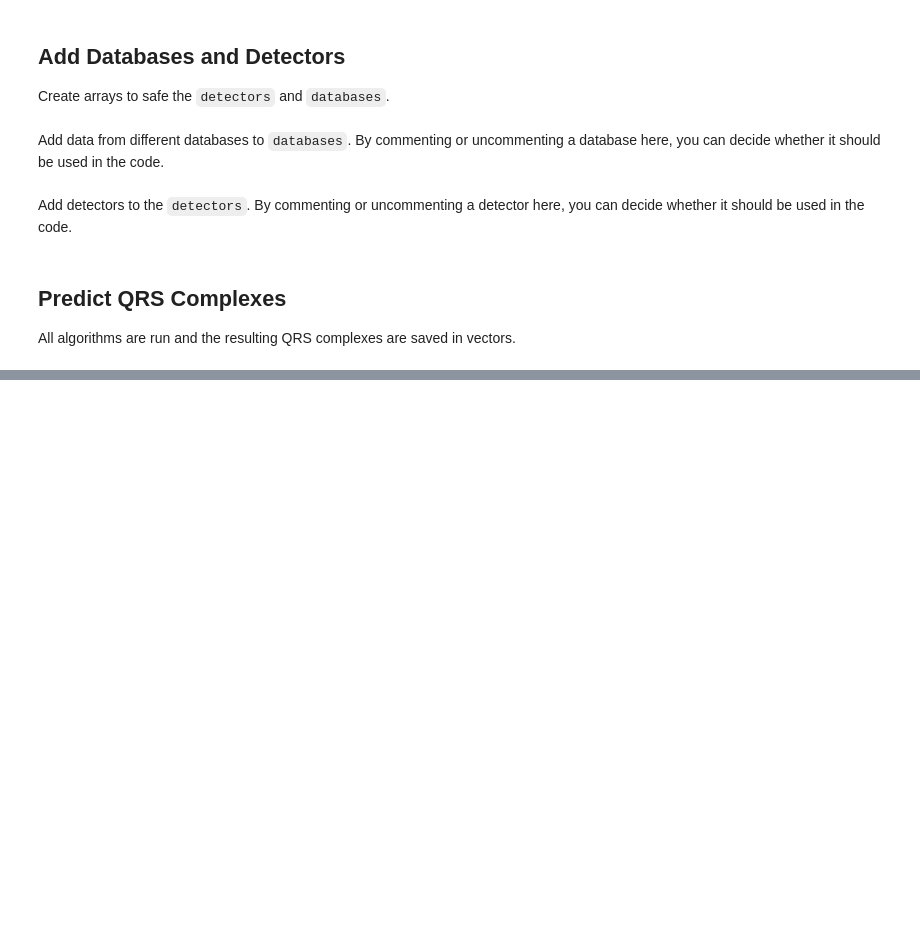
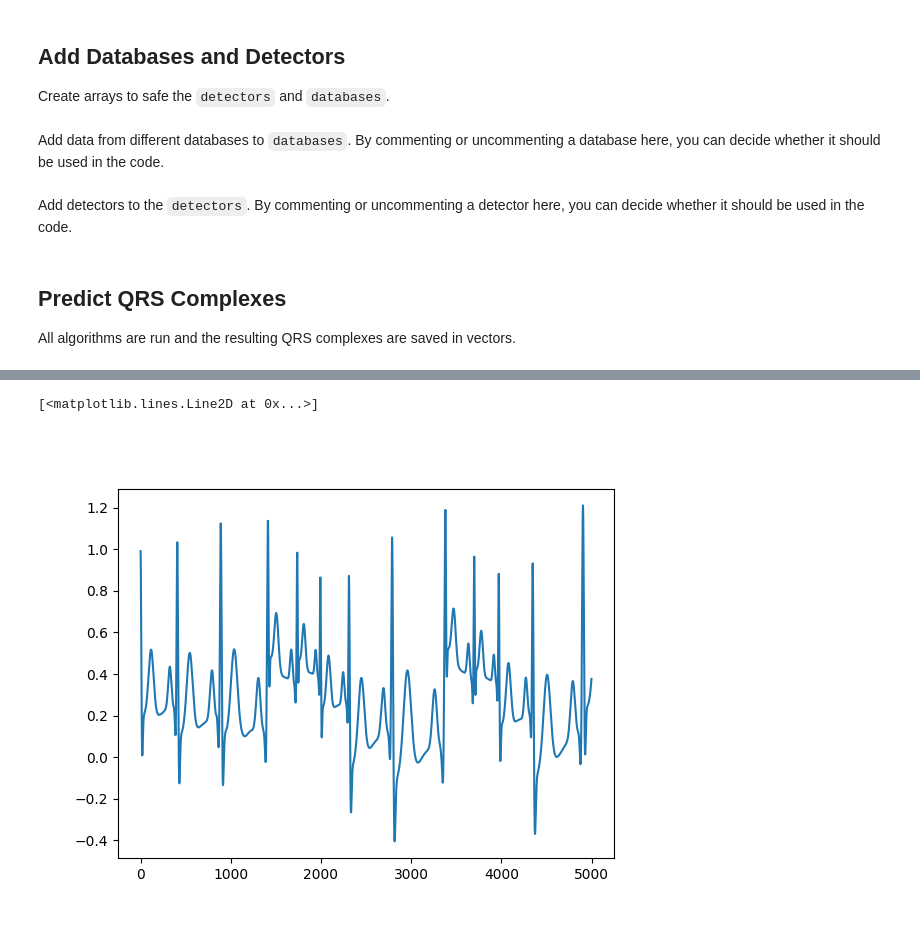
Before and after one commit to floriankri/ecg_detector_assessment, a Jupyter notebook: Playground/playground.ipynb, the cells around one changed output, grey strips where cells are left out. Cells and saved outputs as stored; diff of their text form; code cells hidden in the pictures; blank space fills up the shorter version.

```diff
--- a/Playground/playground.ipynb
+++ b/Playground/playground.ipynb
@@ -613,0 +786,7 @@ data = eng.peak_detection([envelope_size,average_heart_rate,post_processing,ecto
+# %%
+ecg2 = nk.ecg_simulate(duration=10, sampling_rate=500, noise=0.01, heart_rate=70, heart_rate_std=15, random_state=None, method="ecgsyn")
+plt.figure()
+plt.plot(ecg2)
+# %% [output]
+[<matplotlib.lines.Line2D at 0x...>]
+[figure, added]
```
Also changed, not shown: parts of 13 cells of this notebook.
